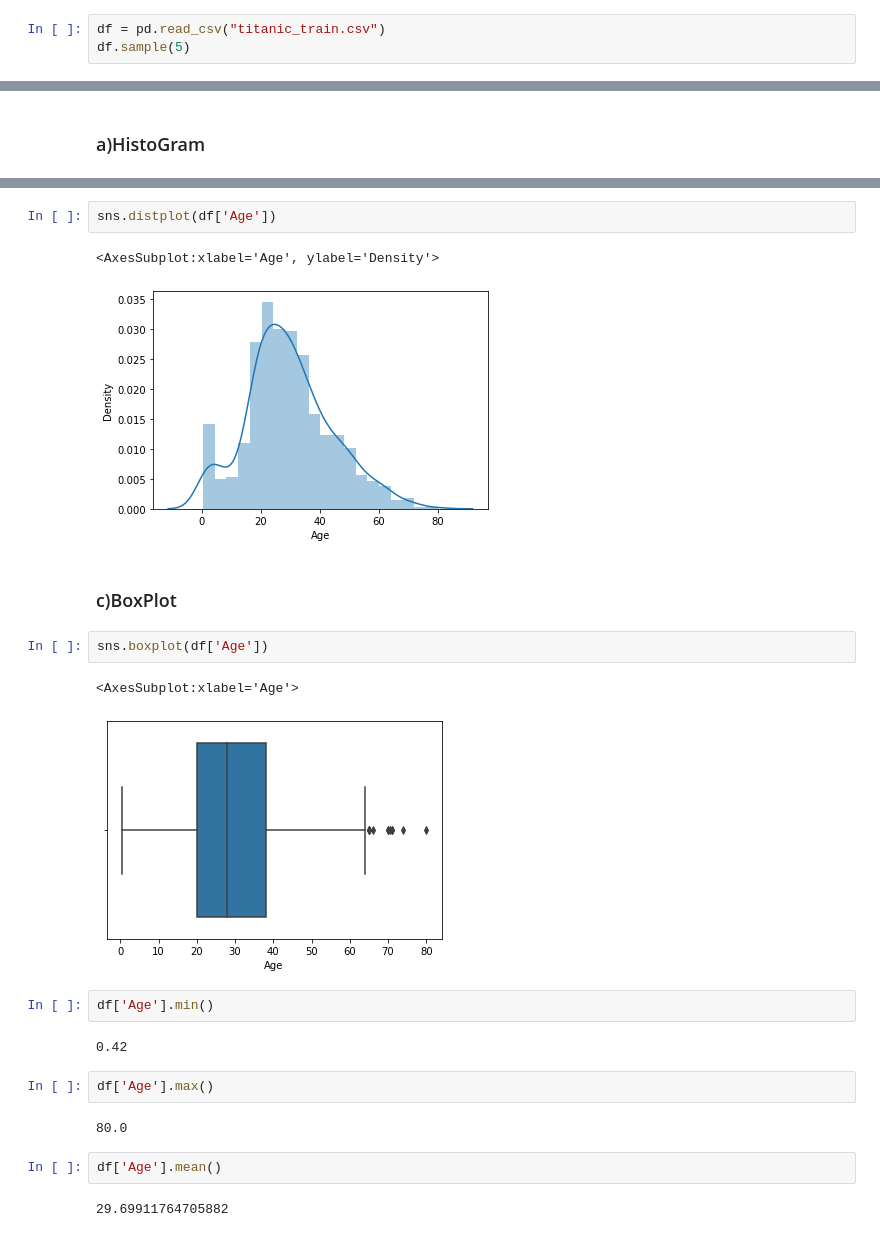
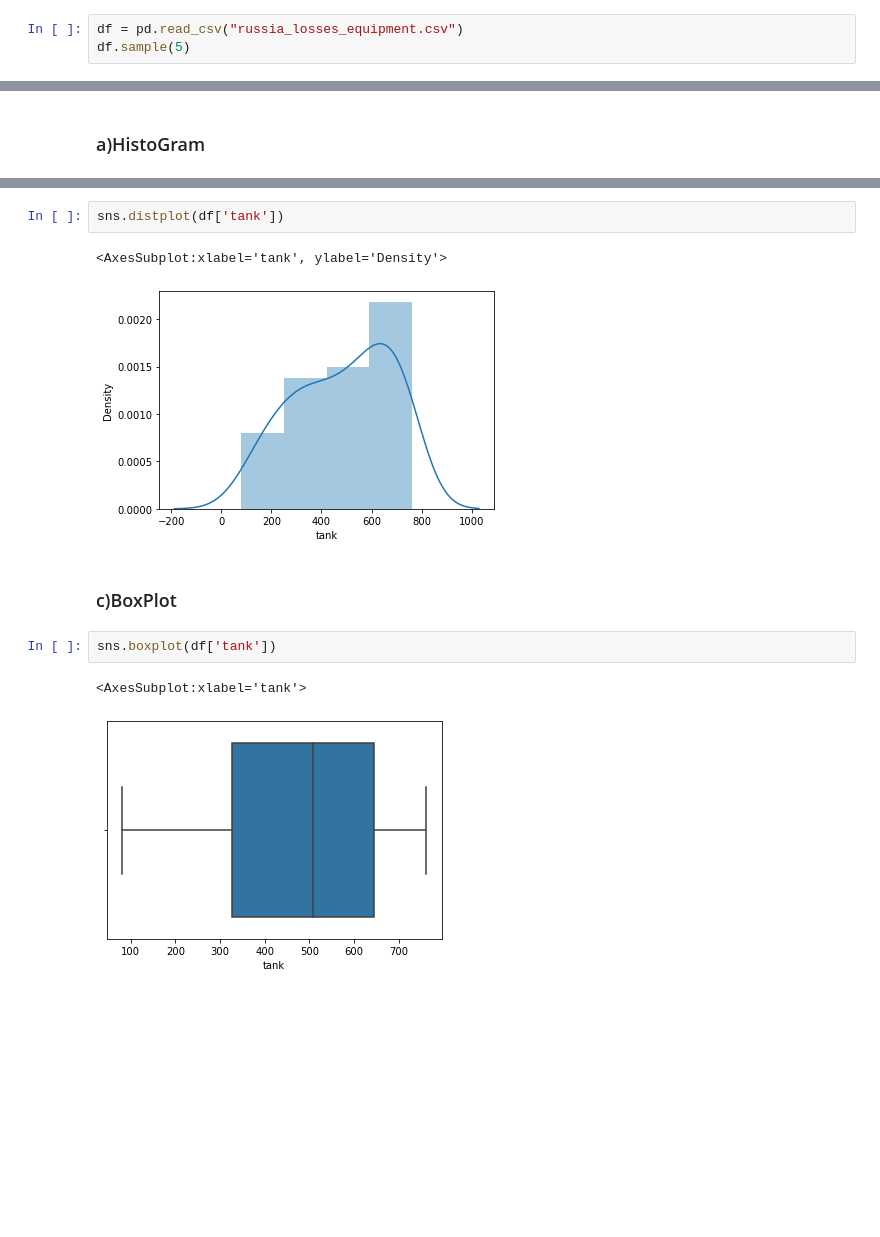
Before and after one commit to nani757/univariate-analysis_eda, a Jupyter notebook: univariate-analysis_eda.ipynb, the cells around one changed output, grey strips where cells are left out. Drawn from its saved outputs; the diff is of its cells as text; blank space fills up the shorter version.

```diff
--- a/univariate-analysis_eda.ipynb
+++ b/univariate-analysis_eda.ipynb
@@ -8,6 +8,6 @@ import matplotlib.pyplot as plt
 %matplotlib inline
 import seaborn as sns
 # %%
-df = pd.read_csv("titanic_train.csv")
+df = pd.read_csv("russia_losses_equipment.csv")
 df.sample(5)
 # %% [output]
@@ -157,24 +169,12 @@ plt.hist(df['Age'],bins=60)
 # %%
-sns.distplot(df['Age'])
+sns.distplot(df['tank'])
 # %% [output]
-<AxesSubplot:xlabel='Age', ylabel='Density'>
+<AxesSubplot:xlabel='tank', ylabel='Density'>
-[figure, old version]
+[figure, new version]
 # %% [markdown]
 ### c)BoxPlot
 # %%
-sns.boxplot(df['Age'])
+sns.boxplot(df['tank'])
 # %% [output]
-<AxesSubplot:xlabel='Age'>
+<AxesSubplot:xlabel='tank'>
-[figure, old version]
+[figure, new version]
-# %%
-df['Age'].min()
-# %% [output]
-0.42
-# %%
-df['Age'].max()
-# %% [output]
-80.0
-# %%
-df['Age'].mean()
-# %% [output]
-29.69911764705882
```
Also changed, not shown: parts of 21 cells of this notebook.
